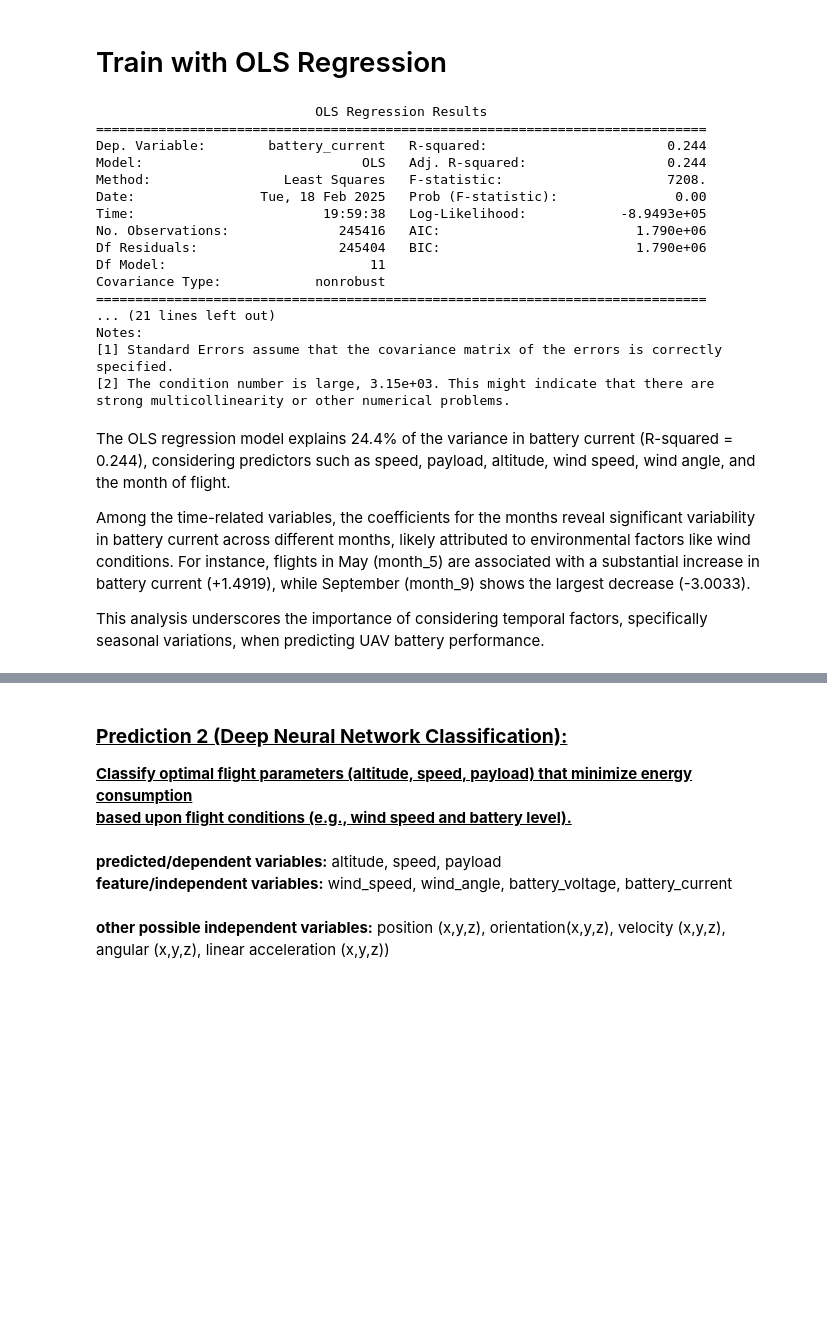
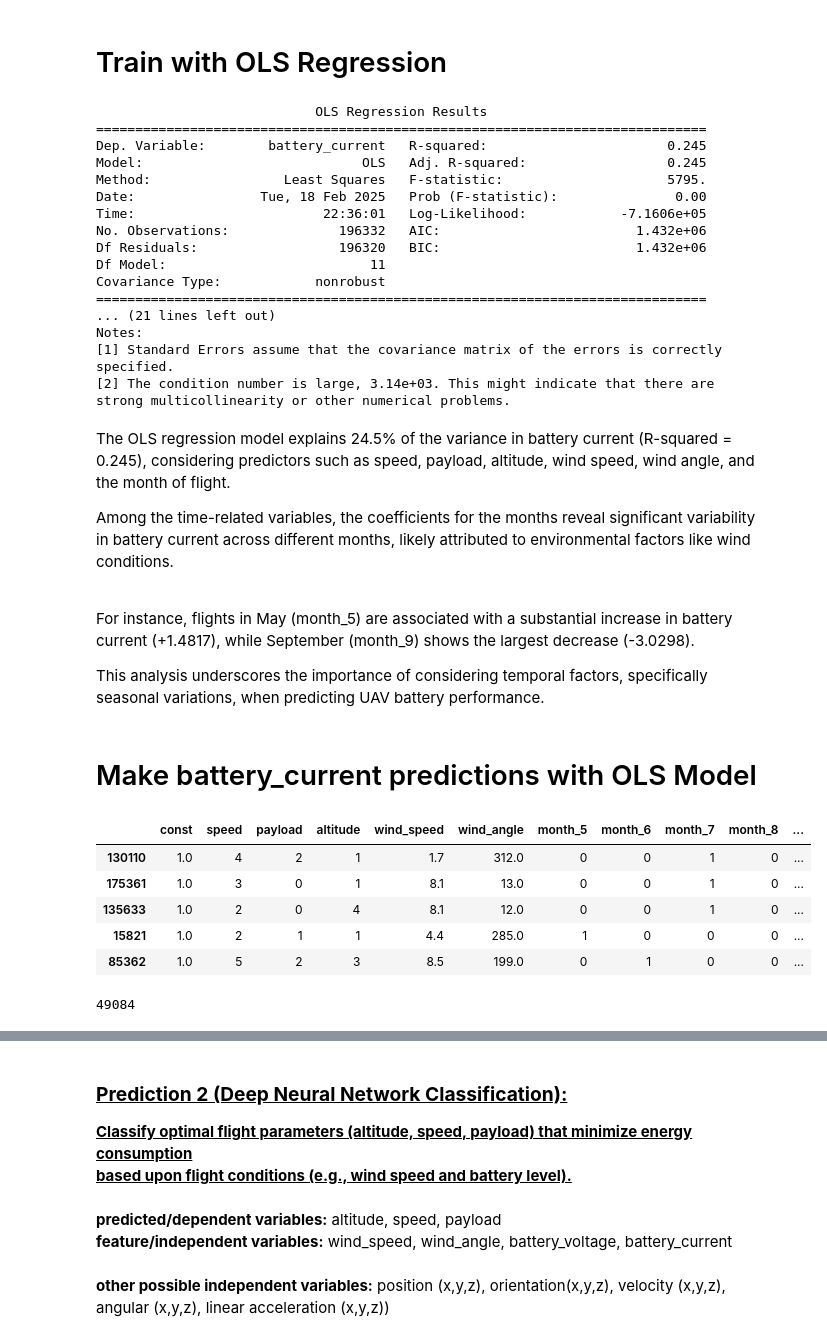
Before and after one commit to caliskate/delivery-drone-flight-predictions, a Jupyter notebook: flight_predictions.ipynb, the cells around one changed output, grey strips where cells are left out. Saved outputs shown, nothing was run; the diff lists cells and outputs as text; code cells hidden in the pictures; blank space fills up the shorter version.

```diff
--- a/flight_predictions.ipynb
+++ b/flight_predictions.ipynb
@@ -559,35 +585,56 @@ Mean Squared Error:  85.64
 X = drone_df_selected_variables.drop(['battery_current', 'battery_voltage'], axis=1)
 y = drone_df_selected_variables['battery_current']
 
+# 80% train, 20% test split
+X_train, X_test, y_train, y_test = train_test_split(X, y, test_size=0.2, random_state=42)
+
 # Add constant term to include intercept in the model
-X = sm.add_constant(X)
+X_train = sm.add_constant(X_train)
+X_test = sm.add_constant(X_test)
 
 # Fit the model
-model = sm.OLS(y, X).fit()
+model2 = sm.OLS(y_train, X_train).fit()
 
 # Print summary
-print(model.summary())
+print(model2.summary())
 # %% [output]
                             OLS Regression Results
 ==============================================================================
-Dep. Variable:        battery_current   R-squared:                       0.244
-Model:                            OLS   Adj. R-squared:                  0.244
-Method:                 Least Squares   F-statistic:                     7208.
+Dep. Variable:        battery_current   R-squared:                       0.245
+Model:                            OLS   Adj. R-squared:                  0.245
+Method:                 Least Squares   F-statistic:                     5795.
 Date:                Tue, 18 Feb 2025   Prob (F-statistic):               0.00
-Time:                        19:59:38   Log-Likelihood:            -8.9493e+05
-No. Observations:              245416   AIC:                         1.790e+06
-Df Residuals:                  245404   BIC:                         1.790e+06
+Time:                        22:36:01   Log-Likelihood:            -7.1606e+05
+No. Observations:              196332   AIC:                         1.432e+06
+Df Residuals:                  196320   BIC:                         1.432e+06
 Df Model:                          11
 Covariance Type:            nonrobust
 ==============================================================================
 ... (21 lines left out)
 Notes:
 [1] Standard Errors assume that the covariance matrix of the errors is correctly specified.
-[2] The condition number is large, 3.15e+03. This might indicate that there are
+[2] The condition number is large, 3.14e+03. This might indicate that there are
 strong multicollinearity or other numerical problems.
 # %% [markdown]
-The OLS regression model explains 24.4% of the variance in battery current (R-squared = 0.244), considering predictors such as speed, payload, altitude, wind speed, wind angle, and the month of flight.
+The OLS regression model explains 24.5% of the variance in battery current (R-squared = 0.245), considering predictors such as speed, payload, altitude, wind speed, wind angle, and the month of flight.
 
-Among the time-related variables, the coefficients for the months reveal significant variability in battery current across different months, likely attributed to environmental factors like wind conditions. For instance, flights in May (month_5) are associated with a substantial increase in battery current (+1.4919), while September (month_9) shows the largest decrease (-3.0033).
+Among the time-related variables, the coefficients for the months reveal significant variability in battery current across different months, likely attributed to environmental factors like wind conditions.
+
+<br>For instance, flights in May (month_5) are associated with a substantial increase in battery current (+1.4817), while September (month_9) shows the largest decrease (-3.0298).
 
 This analysis underscores the importance of considering temporal factors, specifically seasonal variations, when predicting UAV battery performance.
+# %% [markdown]
+# Make battery_current predictions with OLS Model
+# %%
+X_test.head()
+# %% [output]
+|  | const | speed | payload | altitude | wind_speed | wind_angle | month_5 | month_6 | month_7 | month_8 | ... |
+| 130110 | 1.0 | 4 | 2 | 1 | 1.7 | 312.0 | 0 | 0 | 1 | 0 | ... |
+| 175361 | 1.0 | 3 | 0 | 1 | 8.1 | 13.0 | 0 | 0 | 1 | 0 | ... |
+| 135633 | 1.0 | 2 | 0 | 4 | 8.1 | 12.0 | 0 | 0 | 1 | 0 | ... |
+| 15821 | 1.0 | 2 | 1 | 1 | 4.4 | 285.0 | 1 | 0 | 0 | 0 | ... |
+| 85362 | 1.0 | 5 | 2 | 3 | 8.5 | 199.0 | 0 | 1 | 0 | 0 | ... |
+# %%
+len(X_test)
+# %% [output]
+49084
```
Also changed, not shown: parts of 12 cells of this notebook, 1 other file.
